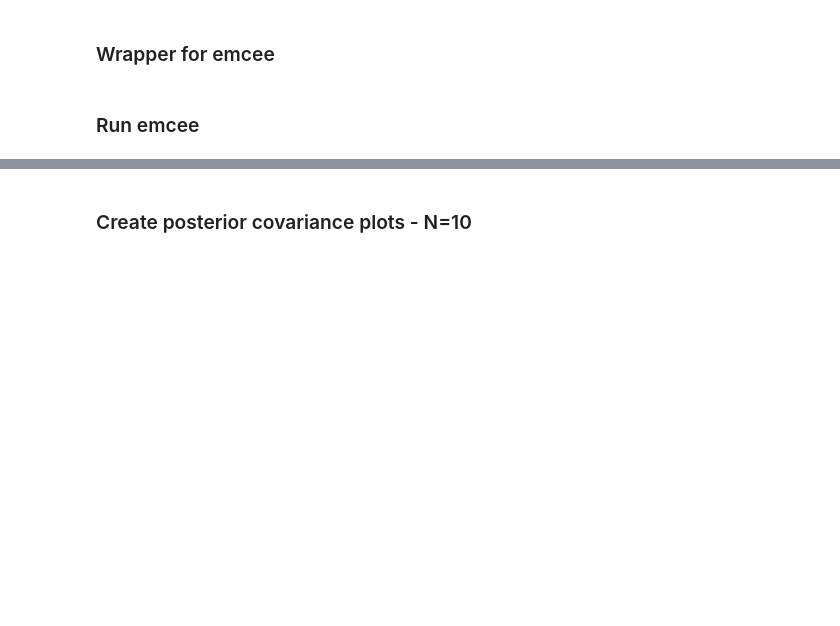
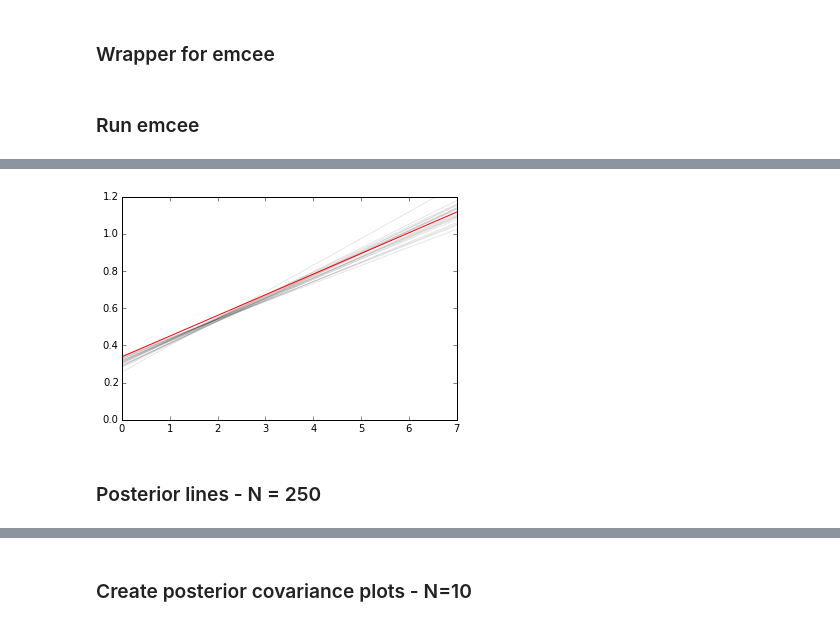
Before and after one commit to astroJeff/separated-at-birth, a Jupyter notebook: notebooks/IFMR Fake Data 1.ipynb, the cells around one changed output, grey strips where cells are left out. Cells and saved outputs as stored; diff of their text form; code cells hidden in the pictures; blank space fills up the shorter version.

```diff
--- a/notebooks/IFMR Fake Data 1.ipynb
+++ b/notebooks/IFMR Fake Data 1.ipynb
@@ -383,0 +741,44 @@ fig = triangle.corner(sampler.flatchain, truths=p_true, labels=labels, extents=e
+# %%
+ndim = 2
+
+samples = sampler.chain[:,:,:].reshape((-1, ndim))
+
+xl = np.array([0.,7.])
+
+M_zams_temp = np.linspace(0.,7.,50)
+
+for bt1, th1 in samples[np.random.randint(len(samples),size=20)]:
+
+    m1 = np.tan(th1)
+    b1 = bt1 / np.cos(th1)
+
+    M_wd_temp = np.array([])
+    M_wd_temp = m1*M_zams_temp+b1
+
+    plt.plot(M_zams_temp, M_wd_temp, color="k", alpha=0.1)
+
+
+# Plot true values
+m1 = np.tan(th1_true)
+b1 = b1_true
+
+
+M_wd_temp = np.array([])
+M_wd_temp = m1*M_zams_temp+b1
+
+
+plt.plot(M_zams_temp, M_wd_temp, "-r")
+
+
+Mzams1_true = get_mzams(p_true, DWD["m1_wd"])
+Mzams2_true = get_mzams(p_true, DWD["m2_wd"])
+
+
+plt.ylim(0.0,1.2)
+plt.xlim(0.0,7.0)
+
+plt.show()
+# %% [output]
+[figure, added]
+# %% [markdown]
+### Posterior lines - N = 250
```
Also changed, not shown: parts of 23 cells of this notebook.
